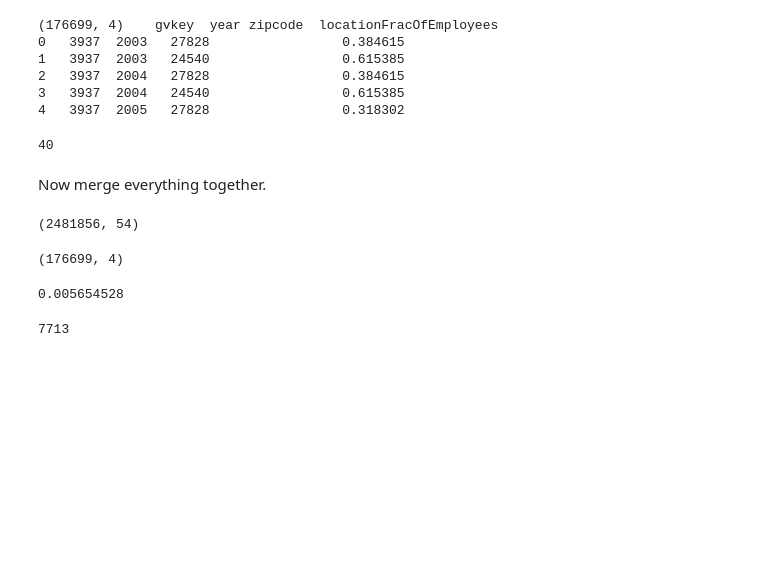
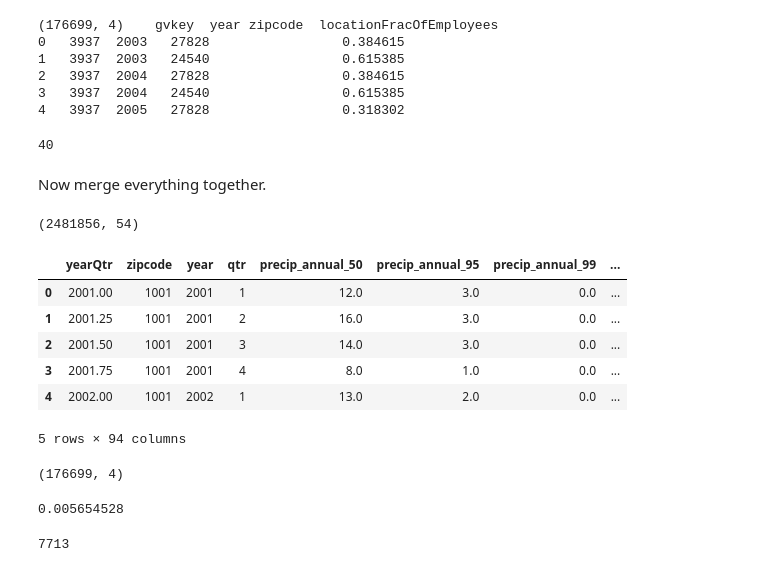
Before and after one commit to brianreed21/extremes, a Jupyter notebook: extremesCleaningCode/weatherCompilation.ipynb, the cells around one changed output. Drawn from its saved outputs; the diff is of its cells as text; code cells hidden in the pictures; blank space fills up the shorter version.

```diff
--- a/extremesCleaningCode/weatherCompilation.ipynb
+++ b/extremesCleaningCode/weatherCompilation.ipynb
@@ -453,6 +454,16 @@ allWeather_withLags_new = pd.read_csv("../../data/companyData/allWeather_withLag
 allWeather_withLags_new.shape
 # %% [output]
 (2481856, 54)
+# %%
+allWeather_withLags.head()
+# %% [output]
+|  | yearQtr | zipcode | year | qtr | precip_annual_50 | precip_annual_95 | precip_annual_99 | ... |
+| 0 | 2001.00 | 1001 | 2001 | 1 | 12.0 | 3.0 | 0.0 | ... |
+| 1 | 2001.25 | 1001 | 2001 | 2 | 16.0 | 3.0 | 0.0 | ... |
+| 2 | 2001.50 | 1001 | 2001 | 3 | 14.0 | 3.0 | 0.0 | ... |
+| 3 | 2001.75 | 1001 | 2001 | 4 | 8.0 | 1.0 | 0.0 | ... |
+| 4 | 2002.00 | 1001 | 2002 | 1 | 13.0 | 2.0 | 0.0 | ... |
+5 rows × 94 columns
 # %%
 allWeather_withLags_new = allWeather_withLags_new[['yearQtr', 'zipcode', 'qtr', 'year',
                                 'temp_zipQuarter50','lag1_temp_zipQuarter50','lag2_temp_zipQuarter50','lag3_temp_zipQuarter50',
```
Also changed, not shown: parts of 6 cells of this notebook, 3 other files.
